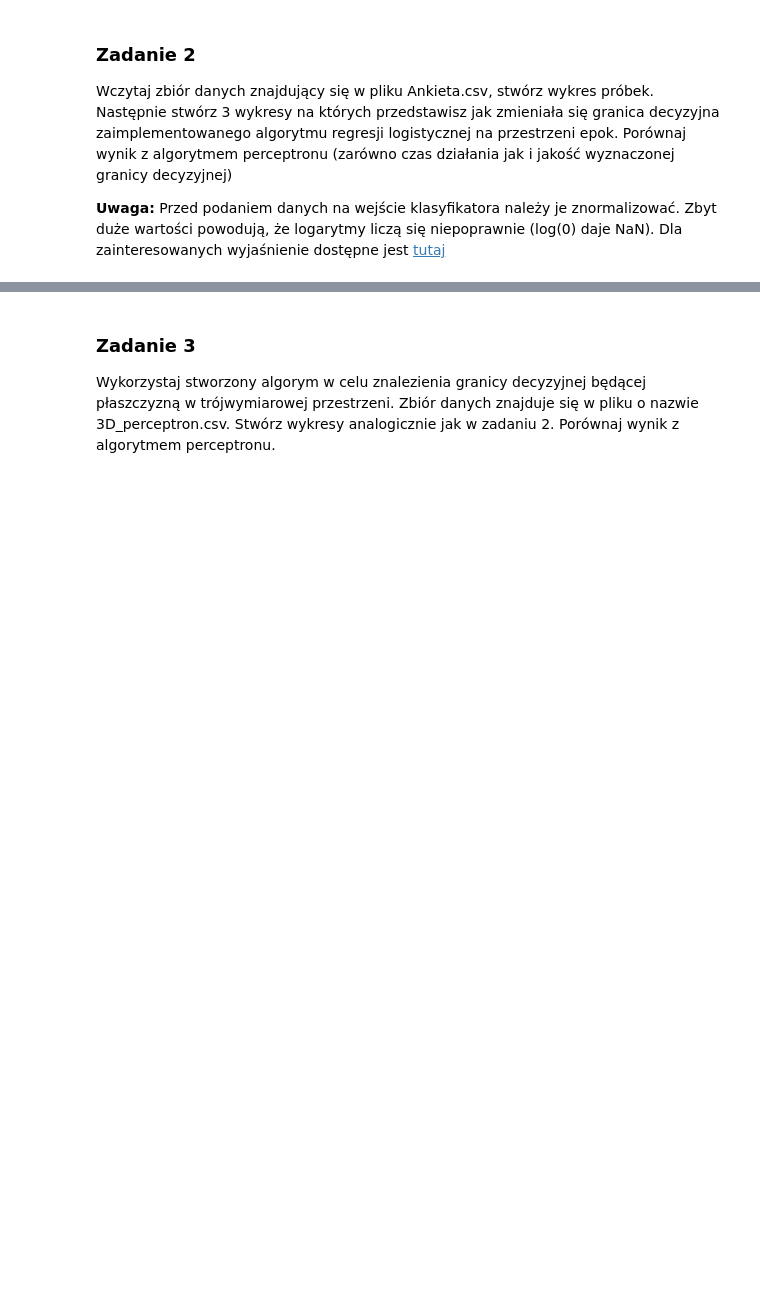
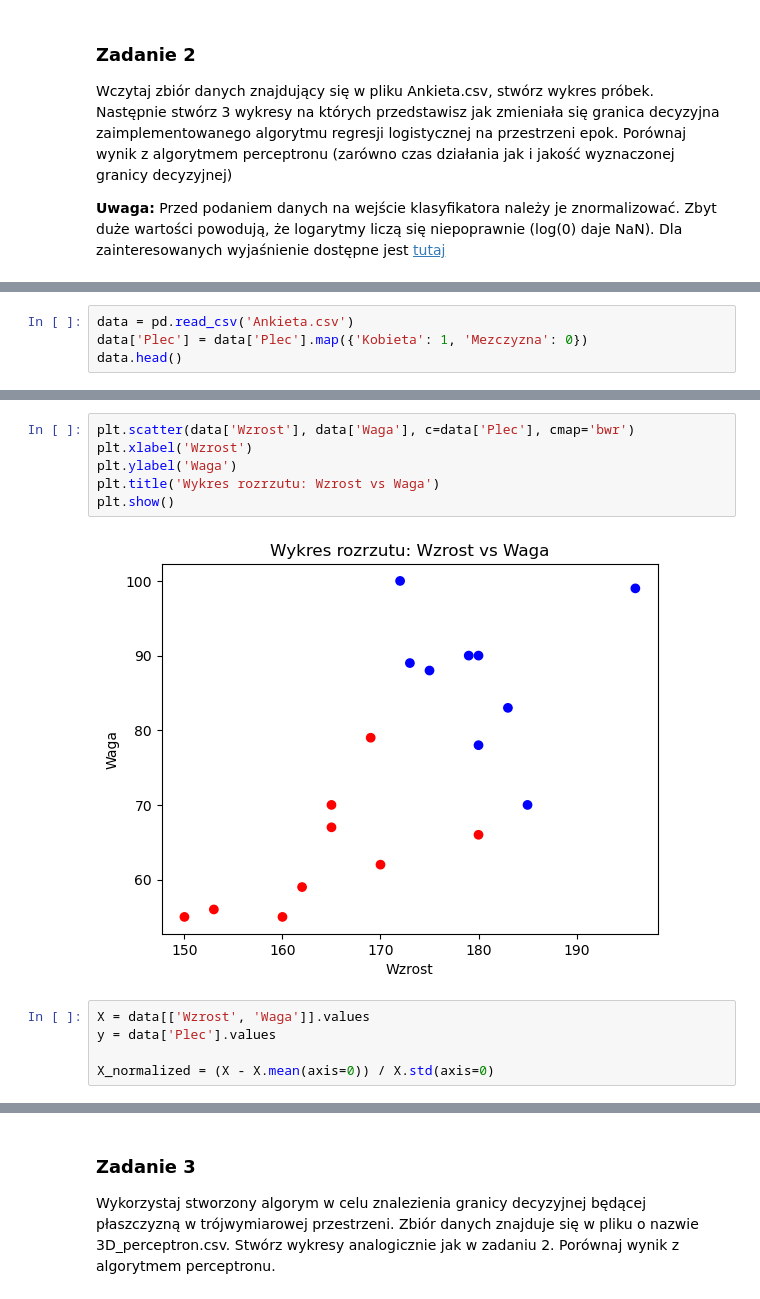
Before and after one commit to kamazur2002/pk_machine_learning, a Jupyter notebook: logistic_regression/160803_Kamila_Zur_Logistic_regression.ipynb, the cells around one changed output, grey strips where cells are left out. Saved outputs shown, nothing was run; the diff lists cells and outputs as text; blank space fills up the shorter version.

```diff
--- a/logistic_regression/160803_Kamila_Zur_Logistic_regression.ipynb
+++ b/logistic_regression/160803_Kamila_Zur_Logistic_regression.ipynb
@@ -110,0 +240,4 @@ Wczytaj zbiór danych znajdujący się w pliku Ankieta.csv, stwórz wykres prób
+# %%
+data = pd.read_csv('Ankieta.csv')
+data['Plec'] = data['Plec'].map({'Kobieta': 1, 'Mezczyzna': 0})
+data.head()
@@ -110,0 +251,13 @@ Wczytaj zbiór danych znajdujący się w pliku Ankieta.csv, stwórz wykres prób
+# %%
+plt.scatter(data['Wzrost'], data['Waga'], c=data['Plec'], cmap='bwr')
+plt.xlabel('Wzrost')
+plt.ylabel('Waga')
+plt.title('Wykres rozrzutu: Wzrost vs Waga')
+plt.show()
+# %% [output]
+[figure, added]
+# %%
+X = data[['Wzrost', 'Waga']].values
+y = data['Plec'].values
+
+X_normalized = (X - X.mean(axis=0)) / X.std(axis=0)
```
Also changed, not shown: parts of 31 cells of this notebook.
